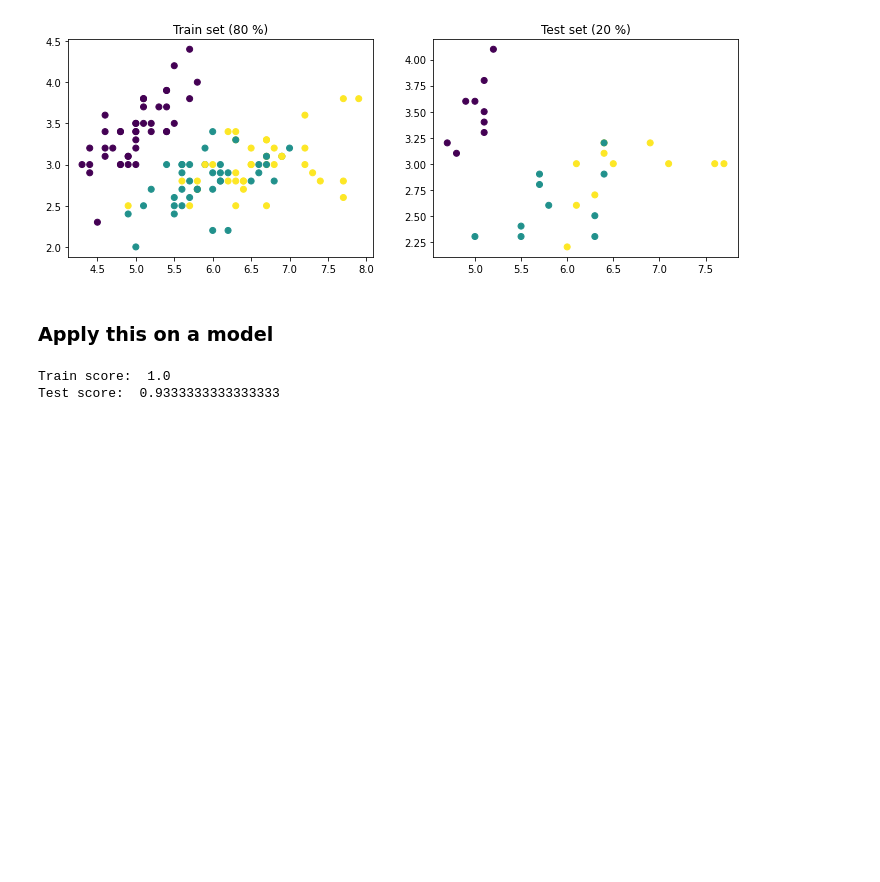
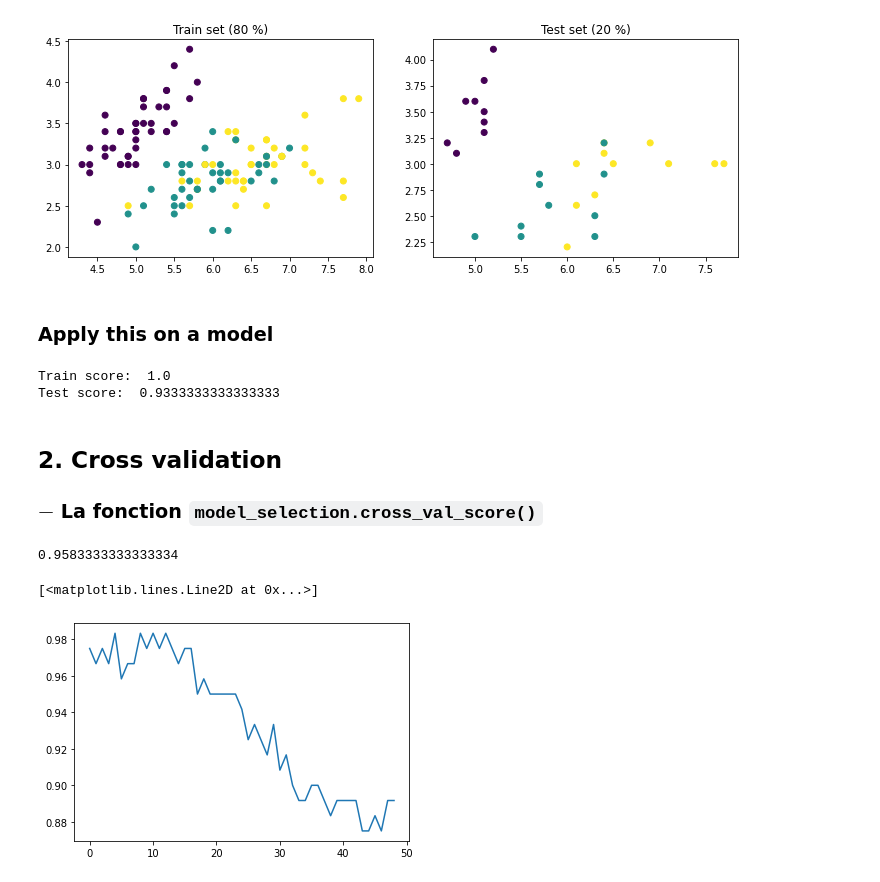
Before and after one commit to mahtat555/Regression, a Jupyter notebook: _sklearn/cross_validation.ipynb, the cells around one changed output. Saved outputs shown, nothing was run; the diff lists cells and outputs as text; code cells hidden in the pictures; blank space fills up the shorter version.

```diff
--- a/_sklearn/cross_validation.ipynb
+++ b/_sklearn/cross_validation.ipynb
@@ -81,3 +81,32 @@ print("Test score: ", test_score)
 # %% [output]
 Train score:  1.0
 Test score:  0.9333333333333333
+# %% [markdown]
+## 2. Cross validation
+
+### $-$ La fonction `model_selection.cross_val_score()`
+# %%
+from sklearn.model_selection import cross_val_score
+
+# Create a classification model
+model = KNeighborsClassifier(n_neighbors=1)
+
+# cross validation
+cross_val_score(model, X_train, y_train, cv=5, scoring="accuracy").mean()
+# %% [output]
+0.9583333333333334
+# %%
+# Evaluate the model with `cross validation` and number of neighbors
+val_score = []
+for k in range(1, 50):
+    # Create a classification model with k neighbors
+    model = KNeighborsClassifier(n_neighbors=k)
+    # cross validation
+    score = cross_val_score(model, X_train, y_train, cv=5).mean()
+    val_score.append(score)
+
+# plot result
+plt.plot(val_score)
+# %% [output]
+[<matplotlib.lines.Line2D at 0x...>]
+[figure, added]
```
Also changed, not shown: 1 other file.
